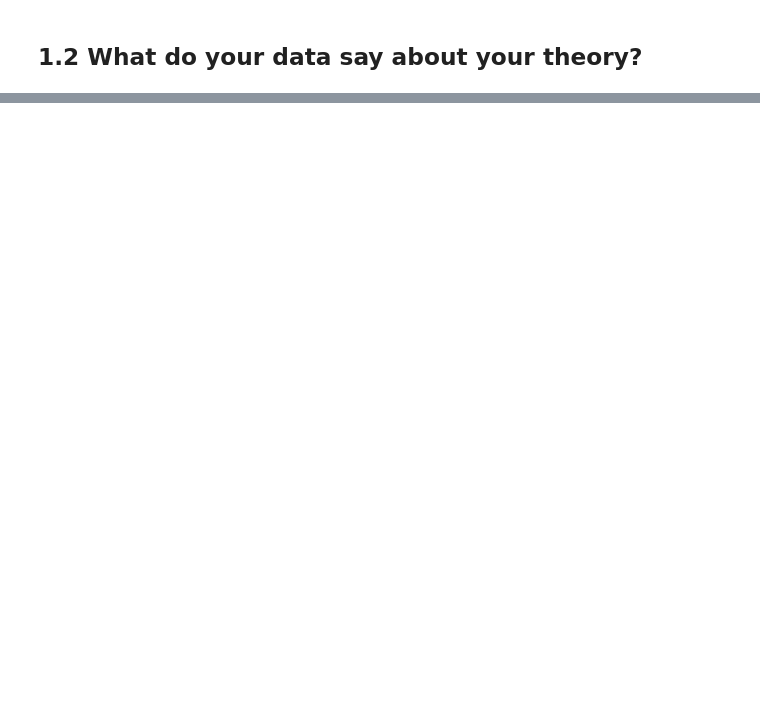
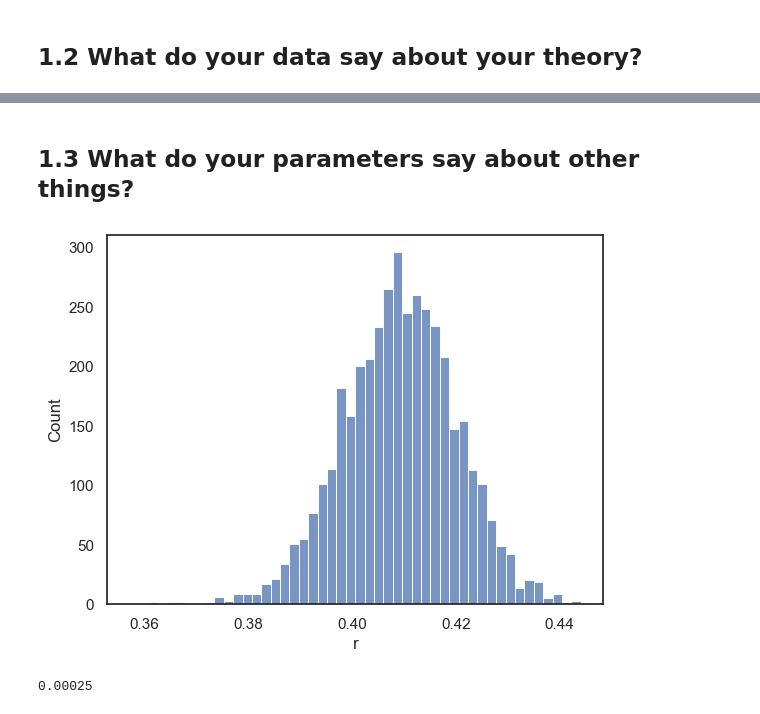
Before and after one commit to haihan-yu/structural_bayesian, a Jupyter notebook: Notebooks/chapter01.ipynb, the cells around one changed output, grey strips where cells are left out. Saved outputs shown, nothing was run; the diff lists cells and outputs as text; code cells hidden in the pictures; blank space fills up the shorter version.

```diff
--- a/Notebooks/chapter01.ipynb
+++ b/Notebooks/chapter01.ipynb
@@ -144,0 +194,39 @@ NameError: name 'n' is not defined
+# %% [markdown]
+## 1.3 What do your parameters say about other things?
+# %%
+
+# Extract the samples for parameter 'r'
+r_samples = fit.extract()['r']
+
+# Create a DataFrame for plotting
+df = pd.DataFrame({'r': r_samples})
+
+# Set the seaborn white theme
+sns.set_theme(style='white')
+
+# Plot the histogram using seaborn
+sns.histplot(df['r'], kde=False)
+
+# Display the plot
+plt.show()
+# %% [output]
+[figure, added]
+# %%
+import numpy as np
+
+# Assuming 'fit' is the fitted Stan model object from pystan or cmdstanpy
+
+# Extract the samples for parameter 'r'
+r_samples = fit.extract(permuted=True)['r']
+
+# Perform the calculation and logical comparison
+calculation = (0.7 * 2.5**(1 - r_samples) / (1 - r_samples) +
+               0.3 * 1**(1 - r_samples) / (1 - r_samples) -
+               2**(1 - r_samples) / (1 - r_samples)) >= 0
+
+# Calculate the mean of the boolean array resulting from the comparison
+mean_value = np.mean(calculation)
+
+print(mean_value)
+# %% [output]
+0.00025
```
Also changed, not shown: parts of 7 cells of this notebook, 5 other files.
